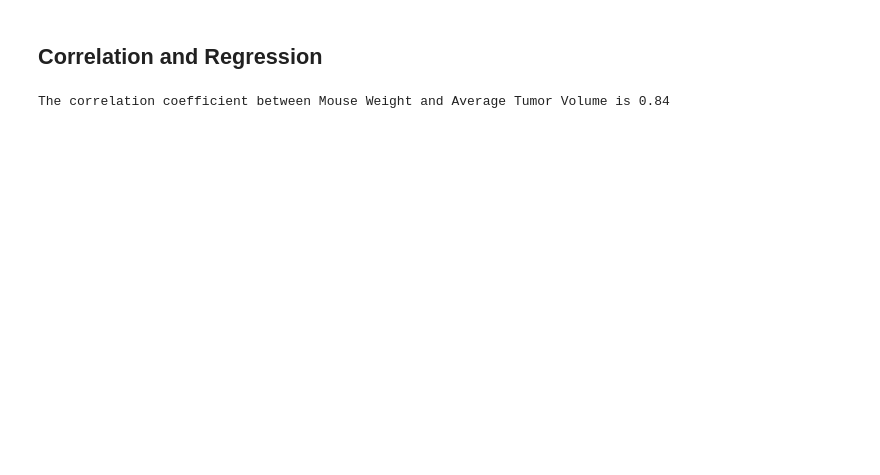
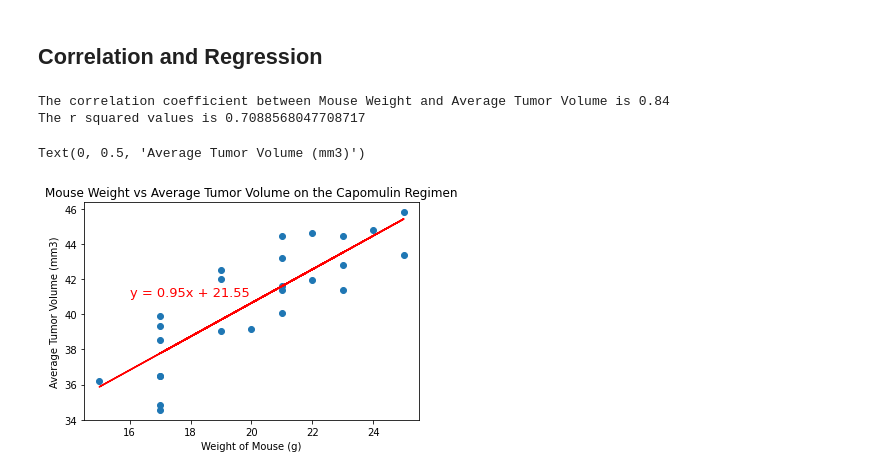
Before and after one commit to cjdance/matplotlib-challenge, a Jupyter notebook: Pymaceuticals/pymaceuticals_starter.ipynb, the cells around one changed output. Saved outputs shown, nothing was run; the diff lists cells and outputs as text; code cells hidden in the pictures; blank space fills up the shorter version.

```diff
--- a/Pymaceuticals/pymaceuticals_starter.ipynb
+++ b/Pymaceuticals/pymaceuticals_starter.ipynb
@@ -337,16 +357,26 @@ Text(0.5, 1.0, 'Mouse Weight vs Tumor Volume on the Capomulin Regimen')
 # %%
 # Calculate the correlation coefficient and linear regression model
 # for mouse weight and average tumor volume for the Capomulin regimen
 x_values = capo_ave['Weight (g)']
 y_values = capo_ave['Tumor Volume (mm3)']
 
 correlation = st.pearsonr(x_values, y_values)
 print(f'The correlation coefficient between Mouse Weight and Average Tumor Volume is {round(correlation[0],2)}')
 
-(slope, intercept, rvalue, pvalue, stderr) = linregress(x_values, y_values)
-
+(slope, intercept, rvalue, pvalue, stderr) = st.linregress(x_values, y_values)
+print(f'The r squared values is {rvalue**2}')
 regression_values = x_values * slope + intercept
 
 line_eq = "y = " + str(round(slope,2)) + "x + " + str(round(intercept,2))
+
+plt.scatter(x_values, y_values)
+plt.plot(x_values, regression_values, "r-")
+plt.annotate(line_eq, (16,41), fontsize=13, color = 'r')
+plt.title("Mouse Weight vs Average Tumor Volume on the Capomulin Regimen")
+plt.xlabel('Weight of Mouse (g)')
+plt.ylabel('Average Tumor Volume (mm3)')
 # %% [output]
 The correlation coefficient between Mouse Weight and Average Tumor Volume is 0.84
+The r squared values is 0.7088568047708717
+Text(0, 0.5, 'Average Tumor Volume (mm3)')
+[figure, added]
```
Also changed, not shown: parts of 7 cells of this notebook.
